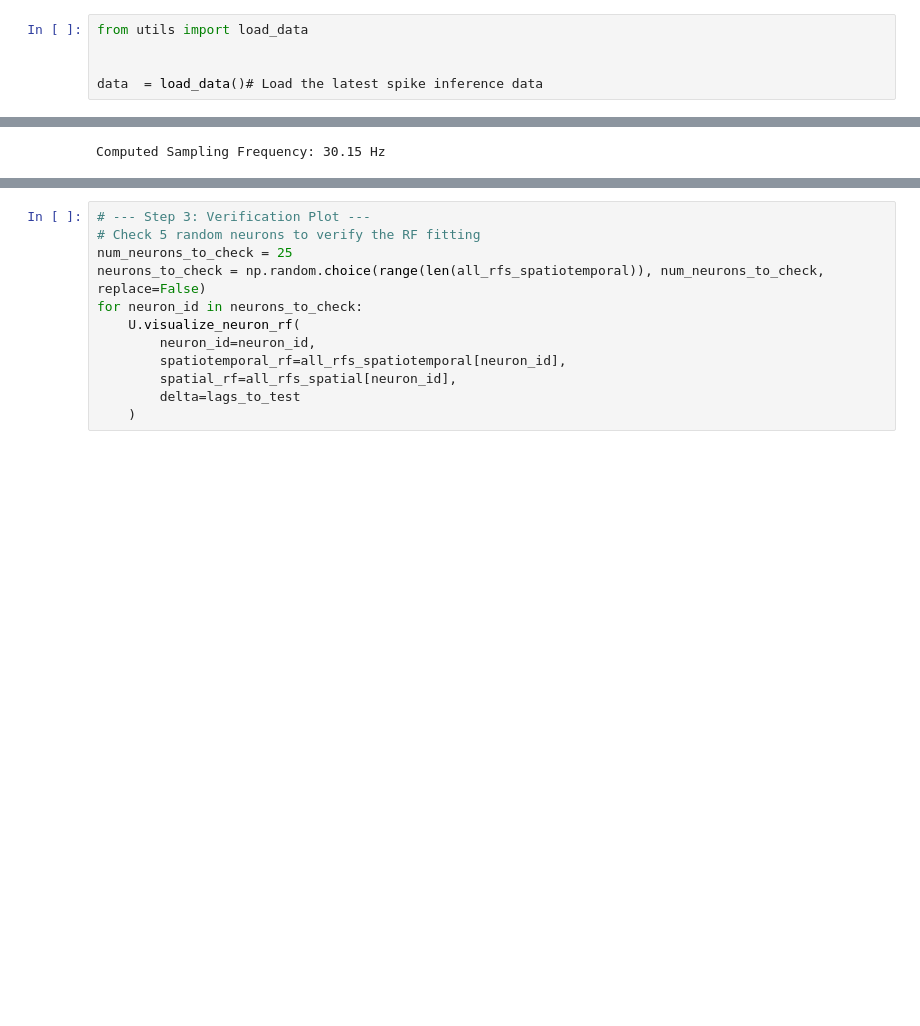
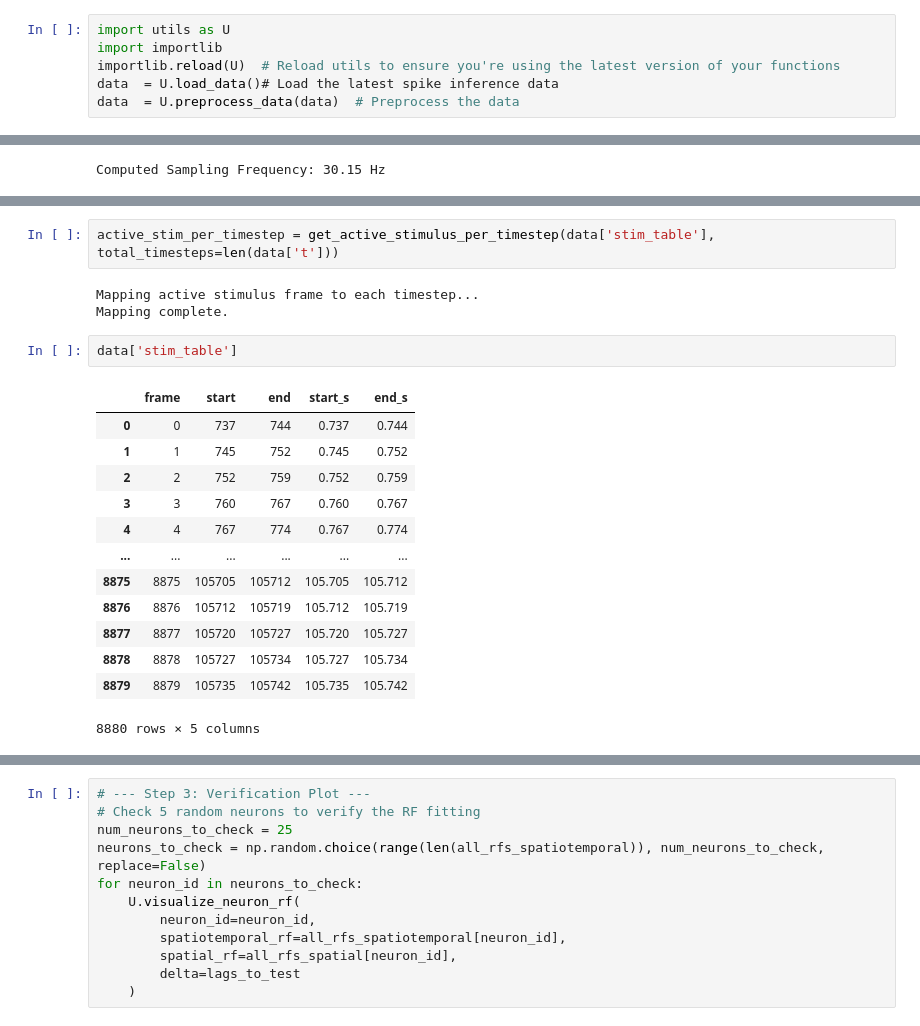
Before and after one commit to ak-andreas/nds-final-project-summer25, a Jupyter notebook: 03-tuning-function-fitting-v2.ipynb, the cells around one changed output, grey strips where cells are left out. Cells and saved outputs as stored; diff of their text form; blank space fills up the shorter version.

Commit message:
method to mark each time step by active frame.

```diff
--- a/03-tuning-function-fitting-v2.ipynb
+++ b/03-tuning-function-fitting-v2.ipynb
@@ -88,7 +88,8 @@ Average Frame Duration: 12.46 ms
 Median Frame Duration: 8.00 ms
 Stimulus Frame Rate: 80.28 Hz
 # %%
-from utils import load_data
-
-
-data  = load_data()# Load the latest spike inference data
+import utils as U
+import importlib
+importlib.reload(U)  # Reload utils to ensure you're using the latest version of your functions
+data  = U.load_data()# Load the latest spike inference data
+data  = U.preprocess_data(data)  # Preprocess the data
@@ -104,0 +154,21 @@ Computed Sampling Frequency: 30.15 Hz
+# %%
+active_stim_per_timestep = get_active_stimulus_per_timestep(data['stim_table'], total_timesteps=len(data['t']))
+# %% [output]
+Mapping active stimulus frame to each timestep...
+Mapping complete.
+# %%
+data['stim_table']
+# %% [output]
+|  | frame | start | end | start_s | end_s |
+| 0 | 0 | 737 | 744 | 0.737 | 0.744 |
+| 1 | 1 | 745 | 752 | 0.745 | 0.752 |
+| 2 | 2 | 752 | 759 | 0.752 | 0.759 |
+| 3 | 3 | 760 | 767 | 0.760 | 0.767 |
+| 4 | 4 | 767 | 774 | 0.767 | 0.774 |
+| ... | ... | ... | ... | ... | ... |
+| 8875 | 8875 | 105705 | 105712 | 105.705 | 105.712 |
+| 8876 | 8876 | 105712 | 105719 | 105.712 | 105.719 |
+| 8877 | 8877 | 105720 | 105727 | 105.720 | 105.727 |
+| 8878 | 8878 | 105727 | 105734 | 105.727 | 105.734 |
+| 8879 | 8879 | 105735 | 105742 | 105.735 | 105.742 |
+8880 rows × 5 columns
```
Also changed, not shown: parts of 11 cells of this notebook, 1 other file.
